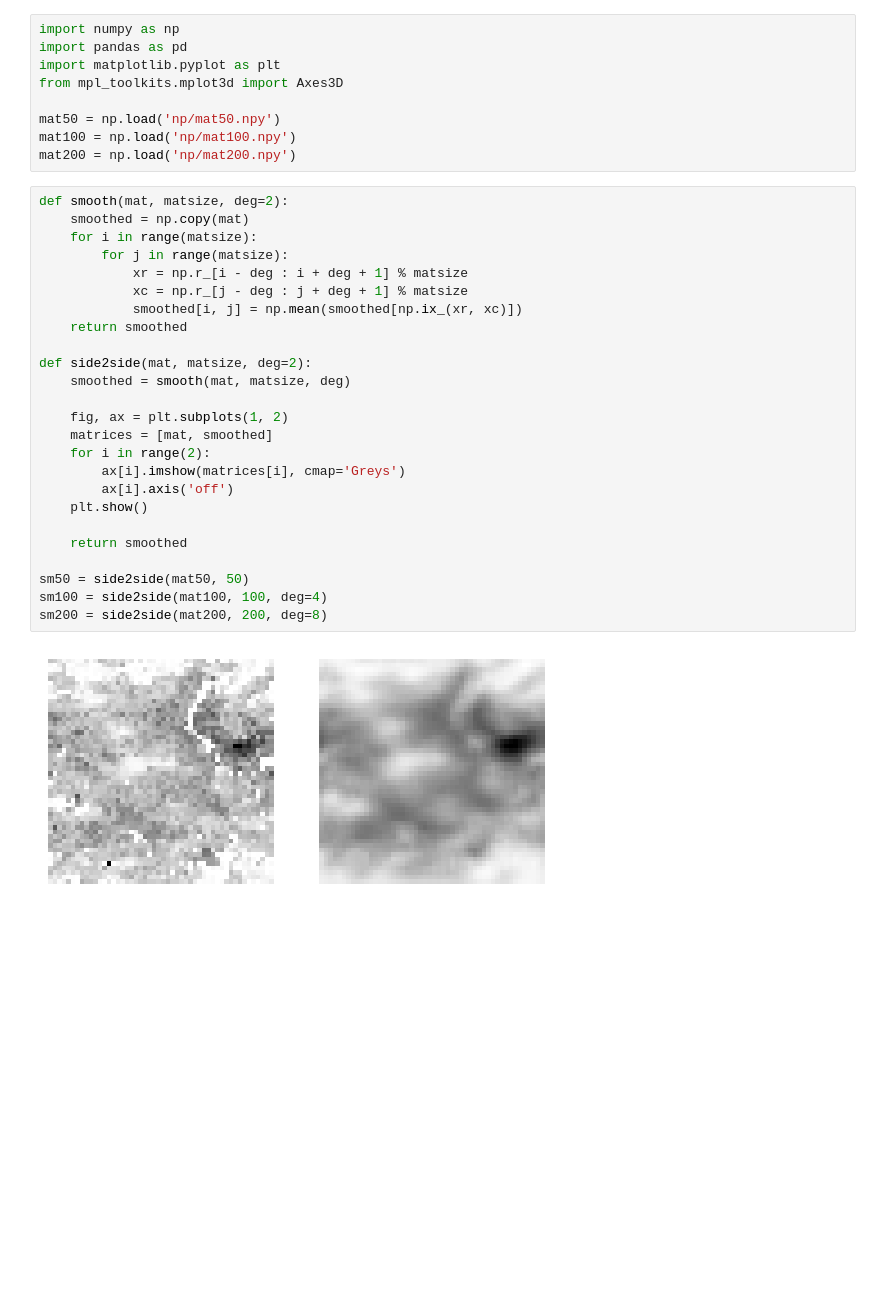
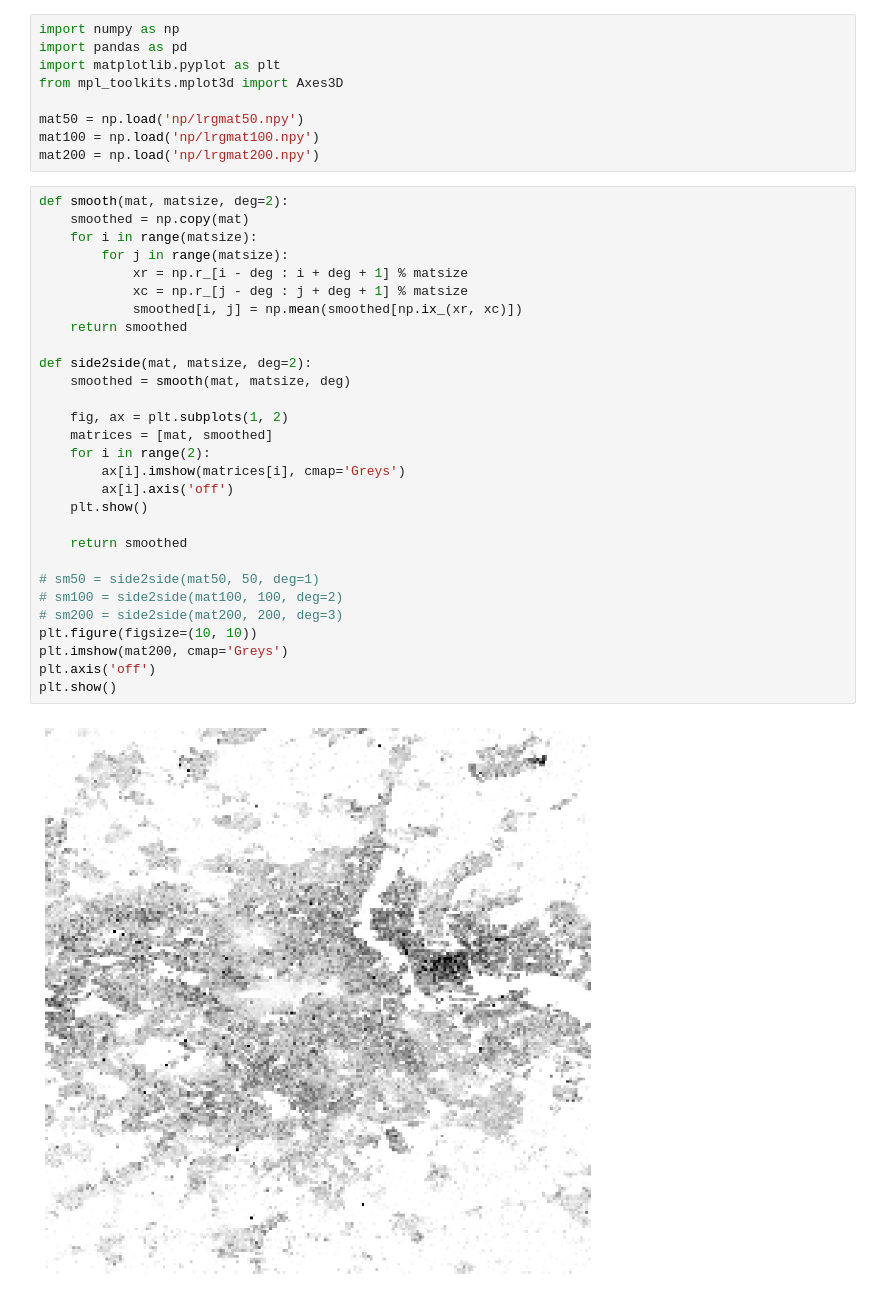
Before and after one commit to imengus/demomarble, a Jupyter notebook: london/threedims.ipynb, the cells around one changed output. Cells and saved outputs as stored; diff of their text form; blank space fills up the shorter version.

```diff
--- a/london/threedims.ipynb
+++ b/london/threedims.ipynb
@@ -4,33 +4,37 @@ import pandas as pd
 import matplotlib.pyplot as plt
 from mpl_toolkits.mplot3d import Axes3D
 
-mat50 = np.load('np/mat50.npy')
-mat100 = np.load('np/mat100.npy')
-mat200 = np.load('np/mat200.npy')
+mat50 = np.load('np/lrgmat50.npy')
+mat100 = np.load('np/lrgmat100.npy')
+mat200 = np.load('np/lrgmat200.npy')
 # %%
 def smooth(mat, matsize, deg=2):
     smoothed = np.copy(mat)
     for i in range(matsize):
         for j in range(matsize):
             xr = np.r_[i - deg : i + deg + 1] % matsize
             xc = np.r_[j - deg : j + deg + 1] % matsize
             smoothed[i, j] = np.mean(smoothed[np.ix_(xr, xc)])
     return smoothed
 
 def side2side(mat, matsize, deg=2):
     smoothed = smooth(mat, matsize, deg)
 
     fig, ax = plt.subplots(1, 2)
     matrices = [mat, smoothed]
     for i in range(2):
         ax[i].imshow(matrices[i], cmap='Greys')
         ax[i].axis('off')
     plt.show()
 
     return smoothed
 
-sm50 = side2side(mat50, 50)
-sm100 = side2side(mat100, 100, deg=4)
-sm200 = side2side(mat200, 200, deg=8)
+# sm50 = side2side(mat50, 50, deg=1)
+# sm100 = side2side(mat100, 100, deg=2)
+# sm200 = side2side(mat200, 200, deg=3)
+plt.figure(figsize=(10, 10))
+plt.imshow(mat200, cmap='Greys')
+plt.axis('off')
+plt.show()
 # %% [output]
-[figure, old version]
+[figure, new version]
```
Also changed, not shown: parts of 5 cells of this notebook, 11 other files.
